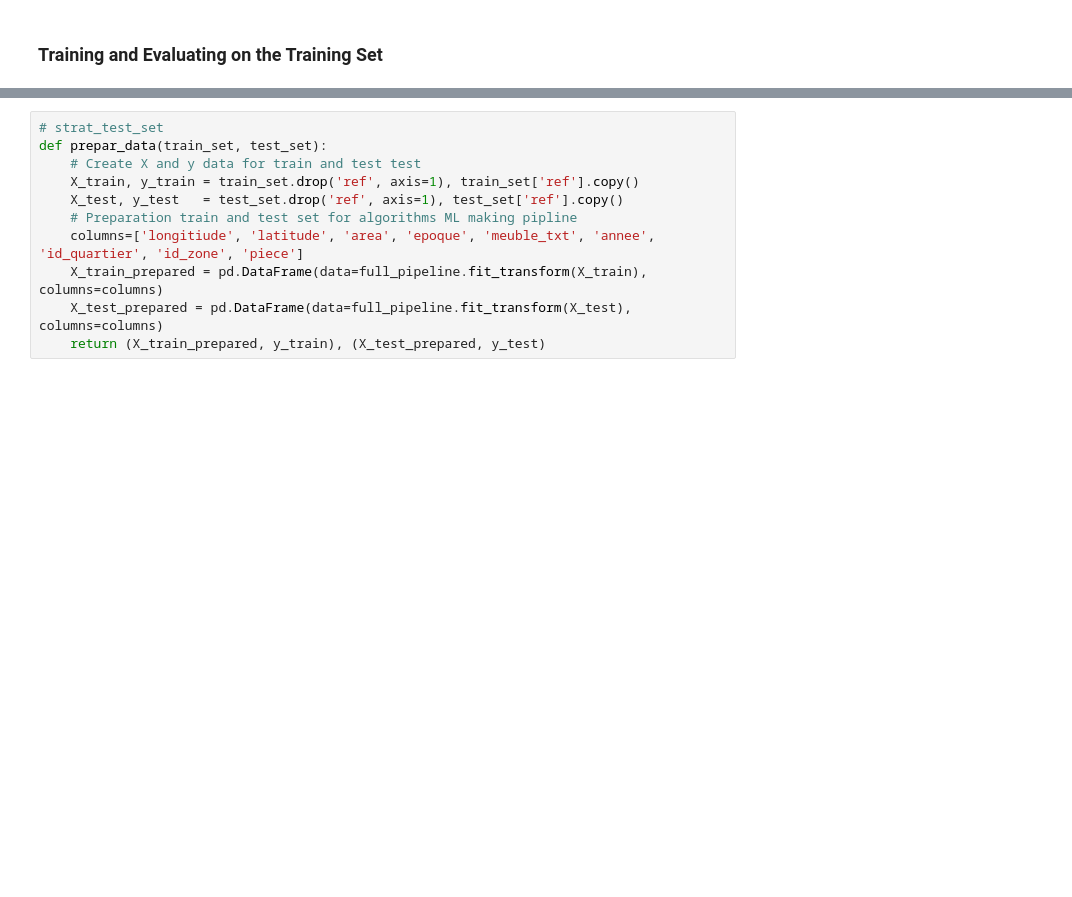
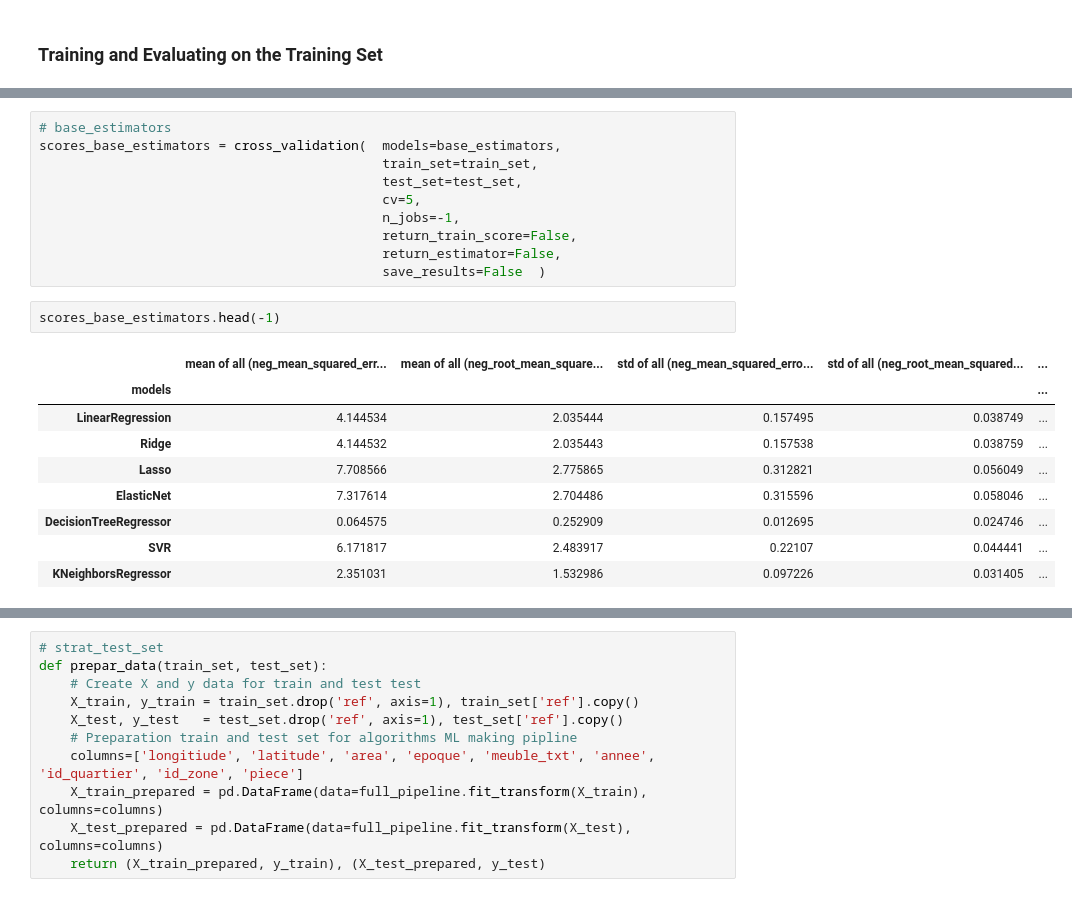
Before and after one commit to BranisGh/Data-Science-Projects, a Jupyter notebook: paris_housing.ipynb, the cells around one changed output, grey strips where cells are left out. Cells and saved outputs as stored; diff of their text form; blank space fills up the shorter version.

```diff
--- a/paris_housing.ipynb
+++ b/paris_housing.ipynb
@@ -744,0 +940,22 @@ housing_prepared.head(3)
+# %%
+# base_estimators
+scores_base_estimators = cross_validation(  models=base_estimators,
+                                            train_set=train_set,
+                                            test_set=test_set,
+                                            cv=5,
+                                            n_jobs=-1,
+                                            return_train_score=False,
+                                            return_estimator=False,
+                                            save_results=False  )
+# %%
+scores_base_estimators.head(-1)
+# %% [output]
+|  | mean of all (neg_mean_squared_err... | mean of all (neg_root_mean_square... | std of all (neg_mean_squared_erro... | std of all (neg_root_mean_squared... | ... |
+| models |  |  |  |  | ... |
+| LinearRegression | 4.144534 | 2.035444 | 0.157495 | 0.038749 | ... |
+| Ridge | 4.144532 | 2.035443 | 0.157538 | 0.038759 | ... |
+| Lasso | 7.708566 | 2.775865 | 0.312821 | 0.056049 | ... |
+| ElasticNet | 7.317614 | 2.704486 | 0.315596 | 0.058046 | ... |
+| DecisionTreeRegressor | 0.064575 | 0.252909 | 0.012695 | 0.024746 | ... |
+| SVR | 6.171817 | 2.483917 | 0.22107 | 0.044441 | ... |
+| KNeighborsRegressor | 2.351031 | 1.532986 | 0.097226 | 0.031405 | ... |
```
Also changed, not shown: parts of 24 cells of this notebook.
